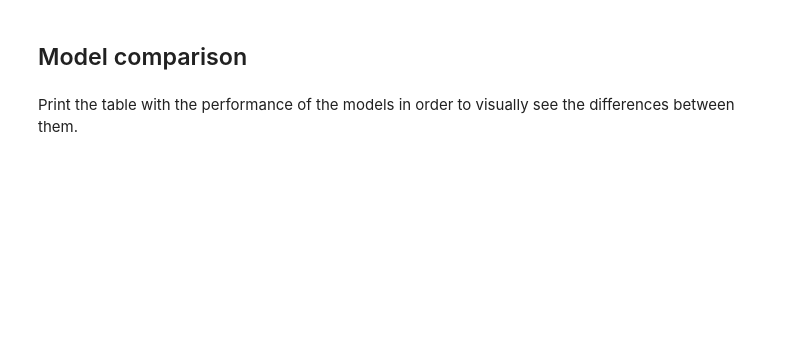
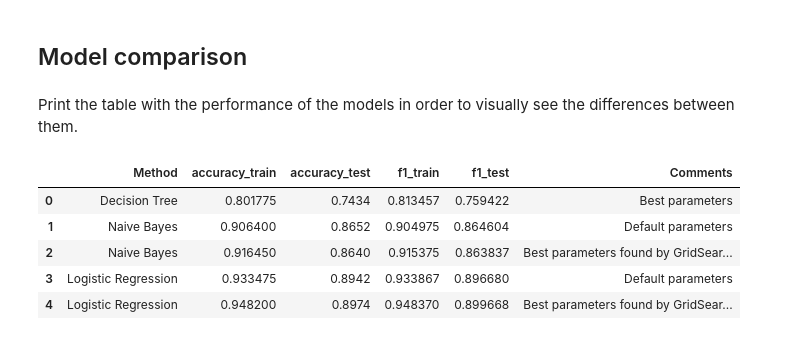
Before and after one commit to javisin22/CSC461projectSinPelegrin, a Jupyter notebook: movieReviews.ipynb, the cells around one changed output. Drawn from its saved outputs; the diff is of its cells as text; code cells hidden in the pictures; blank space fills up the shorter version.

```diff
--- a/movieReviews.ipynb
+++ b/movieReviews.ipynb
@@ -221,3 +395,13 @@ add_to_df(y_train, y_train_prediction, y_test, y_test_prediction, "Decision Tree
 ## Model comparison
 # %% [markdown]
 Print the table with the performance of the models in order to visually see the differences between them.
+# %%
+# Print the dataframe with the results
+df
+# %% [output]
+|  | Method | accuracy_train | accuracy_test | f1_train | f1_test | Comments |
+| 0 | Decision Tree | 0.801775 | 0.7434 | 0.813457 | 0.759422 | Best parameters |
+| 1 | Naive Bayes | 0.906400 | 0.8652 | 0.904975 | 0.864604 | Default parameters |
+| 2 | Naive Bayes | 0.916450 | 0.8640 | 0.915375 | 0.863837 | Best parameters found by GridSear... |
+| 3 | Logistic Regression | 0.933475 | 0.8942 | 0.933867 | 0.896680 | Default parameters |
+| 4 | Logistic Regression | 0.948200 | 0.8974 | 0.948370 | 0.899668 | Best parameters found by GridSear... |
```
Also changed, not shown: parts of 27 cells of this notebook.
